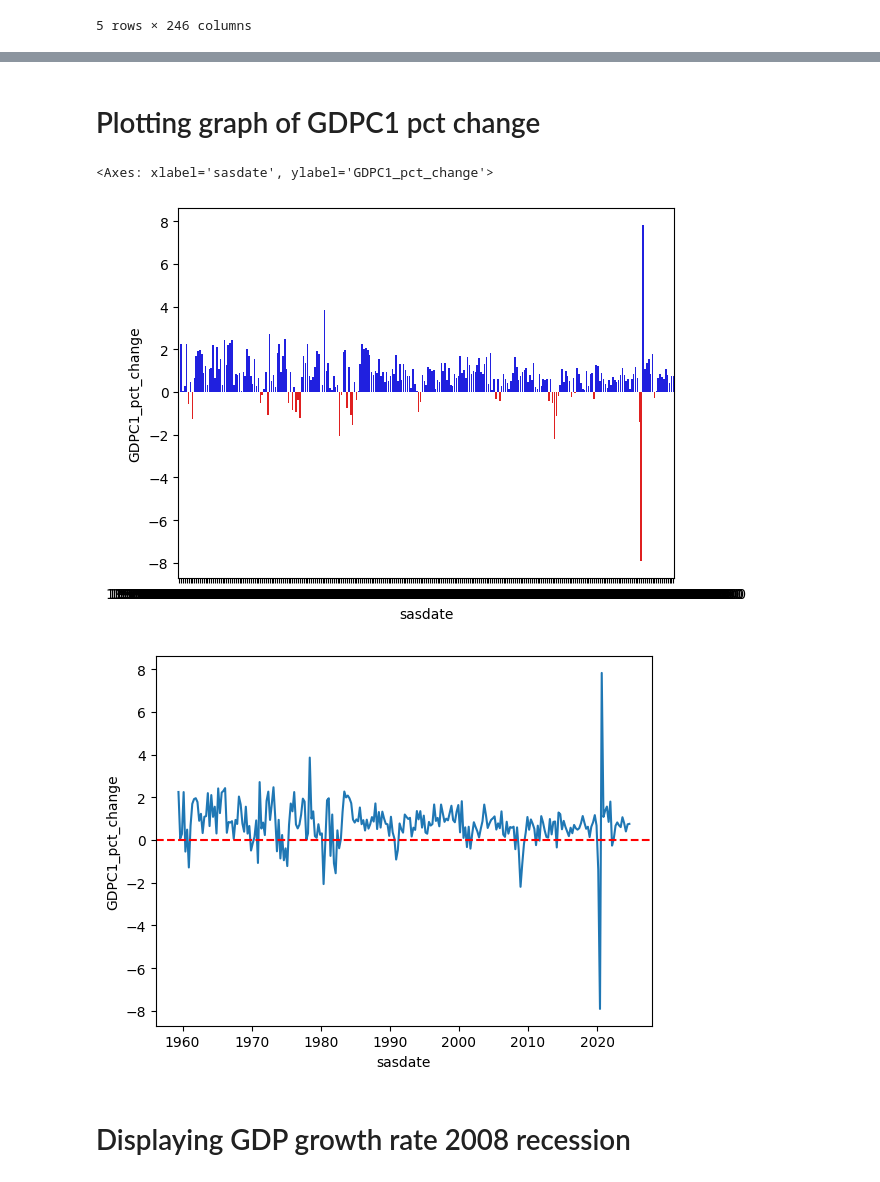
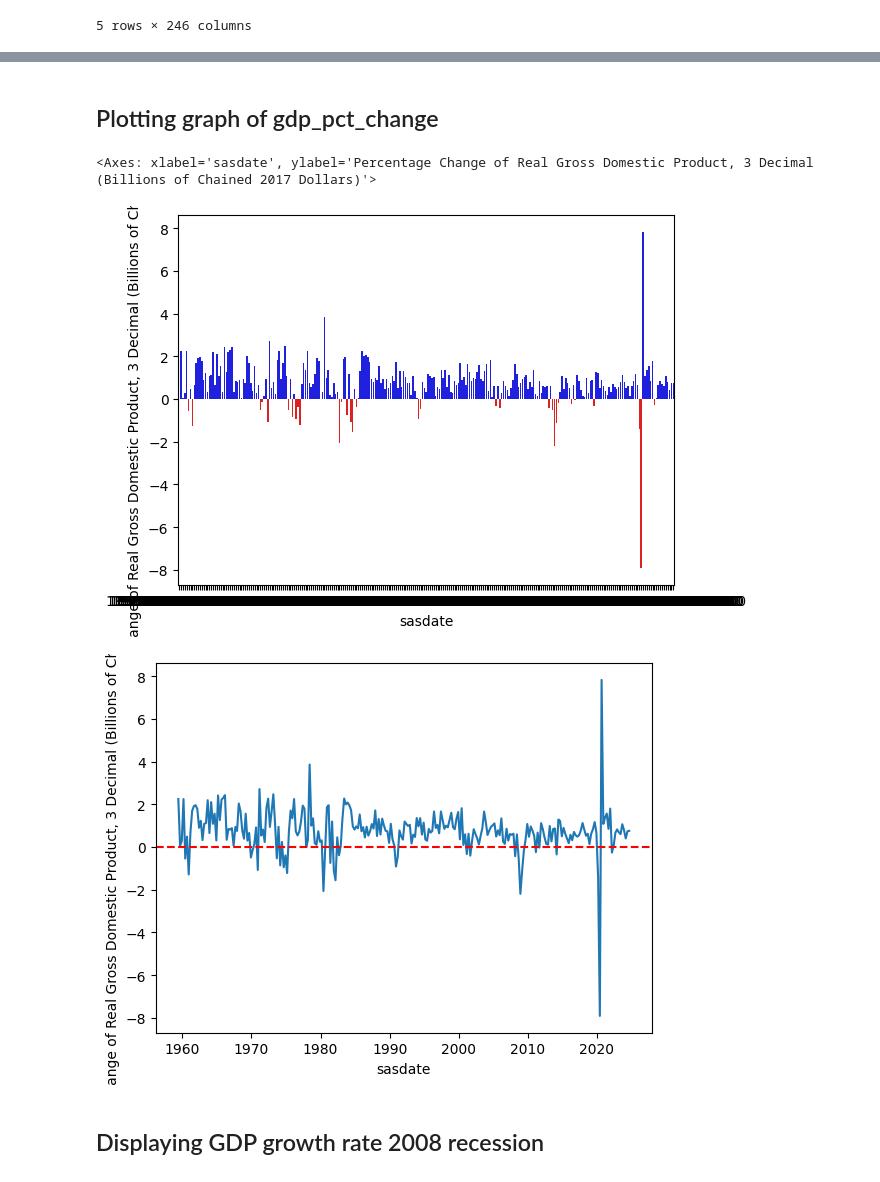
Before and after one commit to turrrray/dsedatathon, a Jupyter notebook: NUS_DSESC_DATABUSTERS_XX.ipynb, the cells around one changed output, grey strips where cells are left out. Drawn from its saved outputs; the diff is of its cells as text; code cells hidden in the pictures.

```diff
--- a/NUS_DSESC_DATABUSTERS_XX.ipynb
+++ b/NUS_DSESC_DATABUSTERS_XX.ipynb
@@ -109 +82,5 @@ df_quarterly.head()
+# %%
+new_col=df_var_descr[['FRED MNEMONIC', 'DESCRIPTION']].set_index('FRED MNEMONIC').to_dict()['DESCRIPTION']
+# %%
+df_quarterly= df_quarterly.rename(columns=new_col)
 # %% [markdown]
@@ -112,10 +89,7 @@ df_quarterly.head()
 # Create percentage change columns for every column in df_quarterly
 for column in df_quarterly.columns:
     if column != 'sasdate' :  # Skip the 'sasdate' column
-        df_quarterly[column + '_pct_change'] = df_quarterly[column].pct_change()*100
+        df_quarterly["Percentage Change of "+ column] = df_quarterly[column].pct_change()*100
 
 #convert to datetime
 df_quarterly['sasdate'] = pd.to_datetime(df_quarterly['sasdate'])
-
-# Display the first few rows to verify the new columns
-df_quarterly.head()
@@ -130,24 +117,26 @@ df_quarterly.head()
 # %% [markdown]
-# Plotting graph of GDPC1 pct change
+## Plotting graph of gdp_pct_change
+# %%
+gdp_pct_change= 'Percentage Change of Real Gross Domestic Product, 3 Decimal (Billions of Chained 2017 Dollars)'
 # %%
-sns.barplot(data=df_quarterly, x='sasdate', y='GDPC1_pct_change')
+sns.barplot(data=df_quarterly, x='sasdate', y=gdp_pct_change)
 # Create a custom color palette
 
-colors = ['red' if val < 0 else 'blue' for val in df_quarterly['GDPC1_pct_change']]
+colors = ['red' if val < 0 else 'blue' for val in df_quarterly[gdp_pct_change]]
 
 # Plot the bar plot with custom colors
-sns.barplot(data=df_quarterly, x='sasdate', y='GDPC1_pct_change', palette=colors)
+sns.barplot(data=df_quarterly, x='sasdate', y=gdp_pct_change, palette=colors)
 # %% [output]
-<Axes: xlabel='sasdate', ylabel='GDPC1_pct_change'>
+<Axes: xlabel='sasdate', ylabel='Percentage Change of Real Gross Domestic Product, 3 Decimal (Billions of Chained 2017 Dollars)'>
-[figure, old version]
+[figure, new version]
 # %%
-sns.lineplot(data=df_quarterly, x='sasdate', y='GDPC1_pct_change')
+sns.lineplot(data=df_quarterly, x='sasdate', y=gdp_pct_change)
 plt.axhline(0, color='red', linestyle='--')
 plt.show()
 # %% [output]
-[figure, old version]
+[figure, new version]
 # %% [markdown]
-# Displaying GDP growth rate 2008 recession
+## Displaying GDP growth rate 2008 recession
 # %%
 # Convert 'sasdate' to datetime format
 df_quarterly['sasdate'] = pd.to_datetime(df_quarterly['sasdate'])
```
Also changed, not shown: parts of 24 cells of this notebook.
